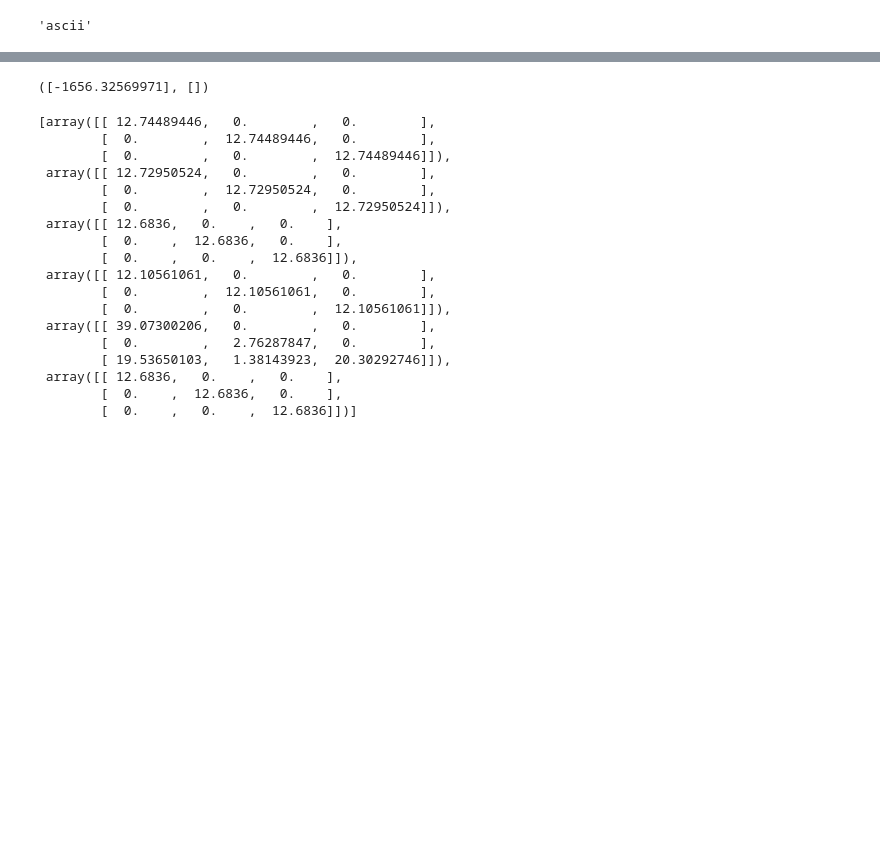
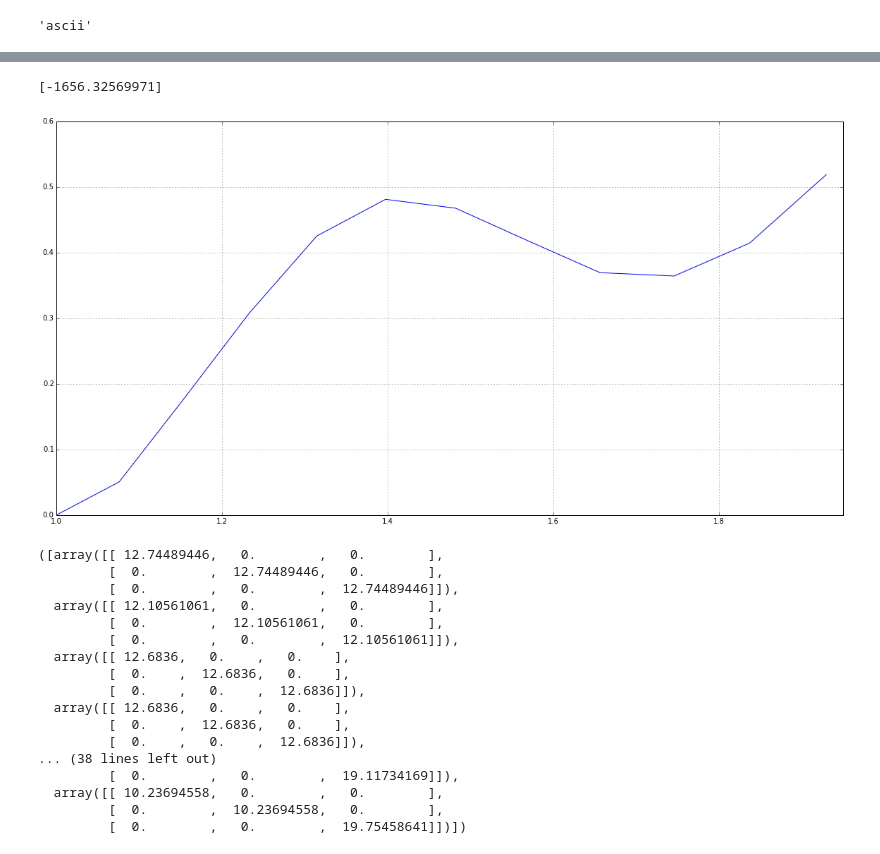
Before and after one commit to vlcekl/eam-models, a Jupyter notebook: notebooks/read_and_clean_dft_data.ipynb, the cells around one changed output, grey strips where cells are left out. Saved outputs shown, nothing was run; the diff lists cells and outputs as text; code cells hidden in the pictures; blank space fills up the shorter version.

Commit message:
added bain path to read-notebook

```diff
--- a/notebooks/read_and_clean_dft_data.ipynb
+++ b/notebooks/read_and_clean_dft_data.ipynb
@@ -51,15 +51,21 @@ datasets_0k = ['bcc_0k',
 # equations of state for BCC and FCC lattices
 scales = ['v0','v0.8','v0.9','v1.1','v1.2','v1.3','v1.4','v1.5']
 
-datasets_eos_bcc = ['eq_st_bcc/'+s for s in scales]
+datasets_eos_bcc = ['eq_st_bcc/' + s for s in scales]
 
-datasets_eos_fcc = ['eq_st_fcc/'+s for s in scales]
+datasets_eos_fcc = ['eq_st_fcc/' + s for s in scales]
+
+# bain path
+scales = ['1.00', '1.05', '1.10', '1.15', '1.20', '1.25', '1.30', '1.35', '1.40', '1.45', '1.50', '1.55']
+
+datasets_bain = ['bain_path/' + s for s in scales]
 
 # defined dataset directories relative to the current directory (/notebooks)
 trajdirs_MD = [target_raw + '/' + dataset for dataset in datasets_MD]
 trajdirs_0k = [target_raw + '/' + dataset for dataset in datasets_0k]
 trajdirs_eos_bcc = [target_raw + '/' + dataset for dataset in datasets_eos_bcc]
 trajdirs_eos_fcc = [target_raw + '/' + dataset for dataset in datasets_eos_fcc]
+trajdirs_bain = [target_raw + '/' + dataset for dataset in datasets_bain]
 # %%
 %%time
 
@@ -85,6 +91,14 @@ print('Done with BCC EOS')
 output_data = pool.map(read_vasp, trajdirs_eos_fcc)
 trajectories_eos_fcc = dict(zip(datasets_eos_fcc, output_data))
 print('Done with FCC EOS')
+
+# read bain path in parallel
+output_data = pool.map(read_vasp, trajdirs_bain)
+trajectories_bain = dict(zip(datasets_bain, output_data))
+print('Done with bain path')
+
+pool.close()
+pool.join()
 # %% [output]
 Done with MD
 Done with 0k
@@ -98,24 +113,38 @@ trjs_MD = {}
 for k, trj in trajectories_MD.items():
     trjs_MD[k] = Trajectory(trj, inplace=False)
 
-# Convert MD trajectory 0K configs to objects
+# Convert 0K configs to objects
 trjs_0k = {}
 for k, trj in trajectories_0k.items():
     trjs_0k[k] = Trajectory(trj, inplace=False)[-1]
 
-# Convert MD trajectory bcc eos configs to objects
+# Convert bcc eos configs to objects
 trjs_eos_bcc = {}
 for k, trj in trajectories_eos_bcc.items():
     trjs_eos_bcc[k] = Trajectory(trj, inplace=False)[-1]
 
-# Convert MD trajectory bcc eos configs to objects
+# Convert fcc eos configs to objects
 trjs_eos_fcc = {}
 for k, trj in trajectories_eos_fcc.items():
     trjs_eos_fcc[k] = Trajectory(trj, inplace=False)[-1]
+
+# Convert bain path configs to objects
+trjs_bain = {}
+for k, trj in trajectories_bain.items():
+    trjs_bain[k] = Trajectory(trj, inplace=False)[-1]
 # %%
-trjs_0k['bcc_0k']['energy'], trjs_0k['bcc_0k']['temp']
+print(trjs_0k['bcc_0k']['energy'])
+trjs_0k['bcc_0k']['energy'] = [-1656.28114021]
 # %% [output]
-([-1656.32569971], [])
+[-1656.32569971]
+# %%
+plt.figure(figsize=(20,10))
+ratio = [trjs_bain[key]['box'][0][2,2]/trjs_bain[key]['box'][0][0,0] for key in datasets_bain]
+plt.plot(ratio, np.array([trjs_bain[key]['energy'] for key in datasets_bain])/128.- trjs_bain['bain_path/1.00']['energy'][-1]/128.)
+plt.xlim(1.0, 1.95)
+plt.grid(True)
+# %% [output]
+[figure, added]
 # %%
 # Join relaxed configurations into pseudo-trajectories
 
@@ -147,24 +183,23 @@ trjs['eos_fcc'] = traj_eos_fcc
 # %%
-trjs['relax']['box']
+trjs['relax']['box'], trjs['bain']['box']
 # %% [output]
-[array([[ 12.74489446,   0.        ,   0.        ],
-        [  0.        ,  12.74489446,   0.        ],
-        [  0.        ,   0.        ,  12.74489446]]),
- array([[ 12.72950524,   0.        ,   0.        ],
-        [  0.        ,  12.72950524,   0.        ],
-        [  0.        ,   0.        ,  12.72950524]]),
- array([[ 12.6836,   0.    ,   0.    ],
-        [  0.    ,  12.6836,   0.    ],
-        [  0.    ,   0.    ,  12.6836]]),
- array([[ 12.10561061,   0.        ,   0.        ],
-        [  0.        ,  12.10561061,   0.        ],
-        [  0.        ,   0.        ,  12.10561061]]),
- array([[ 39.07300206,   0.        ,   0.        ],
-        [  0.        ,   2.76287847,   0.        ],
-        [ 19.53650103,   1.38143923,  20.30292746]]),
- array([[ 12.6836,   0.    ,   0.    ],
-        [  0.    ,  12.6836,   0.    ],
-        [  0.    ,   0.    ,  12.6836]])]
+([array([[ 12.74489446,   0.        ,   0.        ],
+         [  0.        ,  12.74489446,   0.        ],
+         [  0.        ,   0.        ,  12.74489446]]),
+  array([[ 12.10561061,   0.        ,   0.        ],
+         [  0.        ,  12.10561061,   0.        ],
+         [  0.        ,   0.        ,  12.10561061]]),
+  array([[ 12.6836,   0.    ,   0.    ],
+         [  0.    ,  12.6836,   0.    ],
+         [  0.    ,   0.    ,  12.6836]]),
+  array([[ 12.6836,   0.    ,   0.    ],
+         [  0.    ,  12.6836,   0.    ],
+         [  0.    ,   0.    ,  12.6836]]),
+... (38 lines left out)
+         [  0.        ,   0.        ,  19.11734169]]),
+  array([[ 10.23694558,   0.        ,   0.        ],
+         [  0.        ,  10.23694558,   0.        ],
+         [  0.        ,   0.        ,  19.75458641]])])
 # %%
 # shift zero of energy to by subtracting intra-atomic contributions (energy of an isolated atom)
 
```
Also changed, not shown: parts of 23 cells of this notebook, 5 other files.
